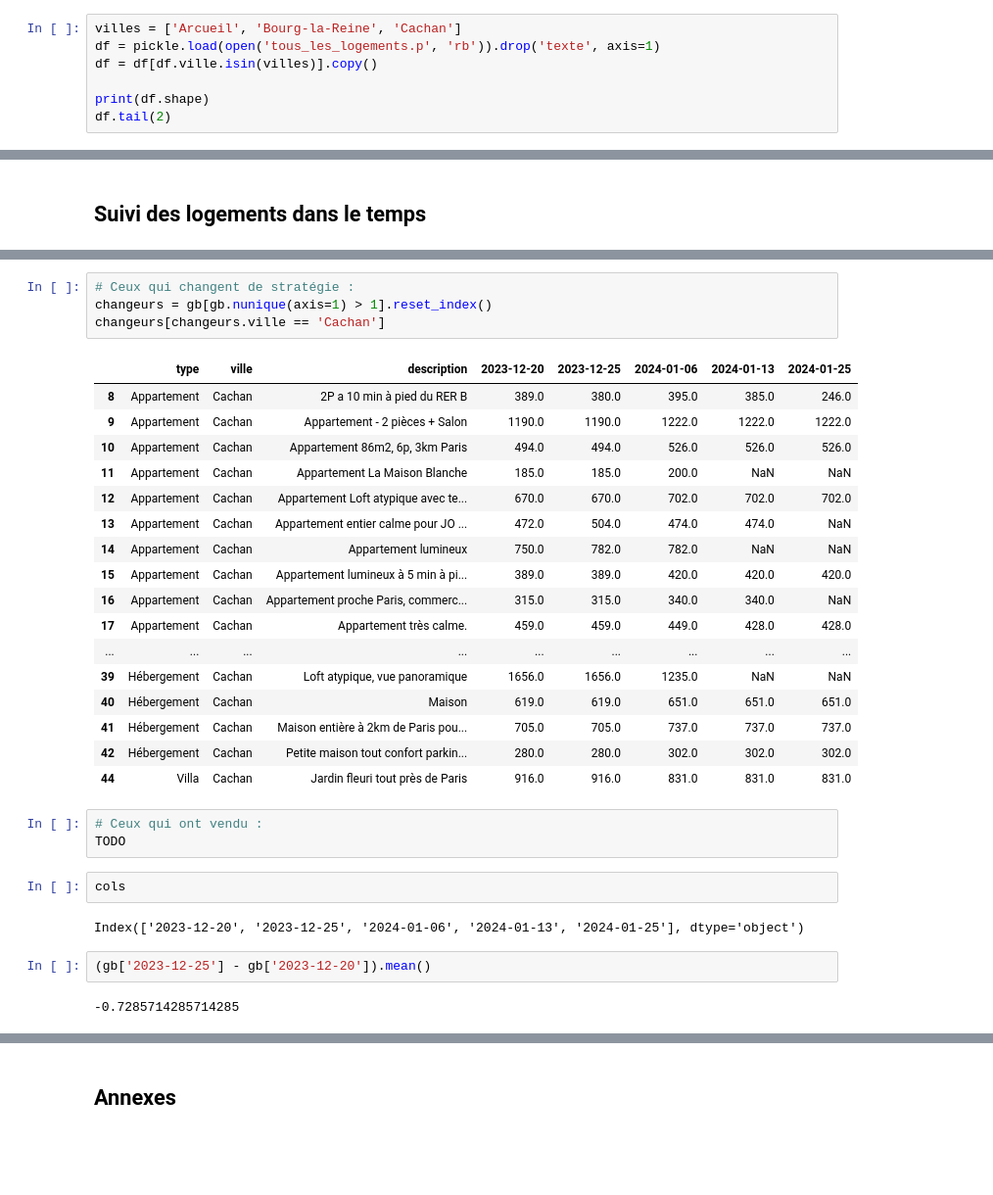
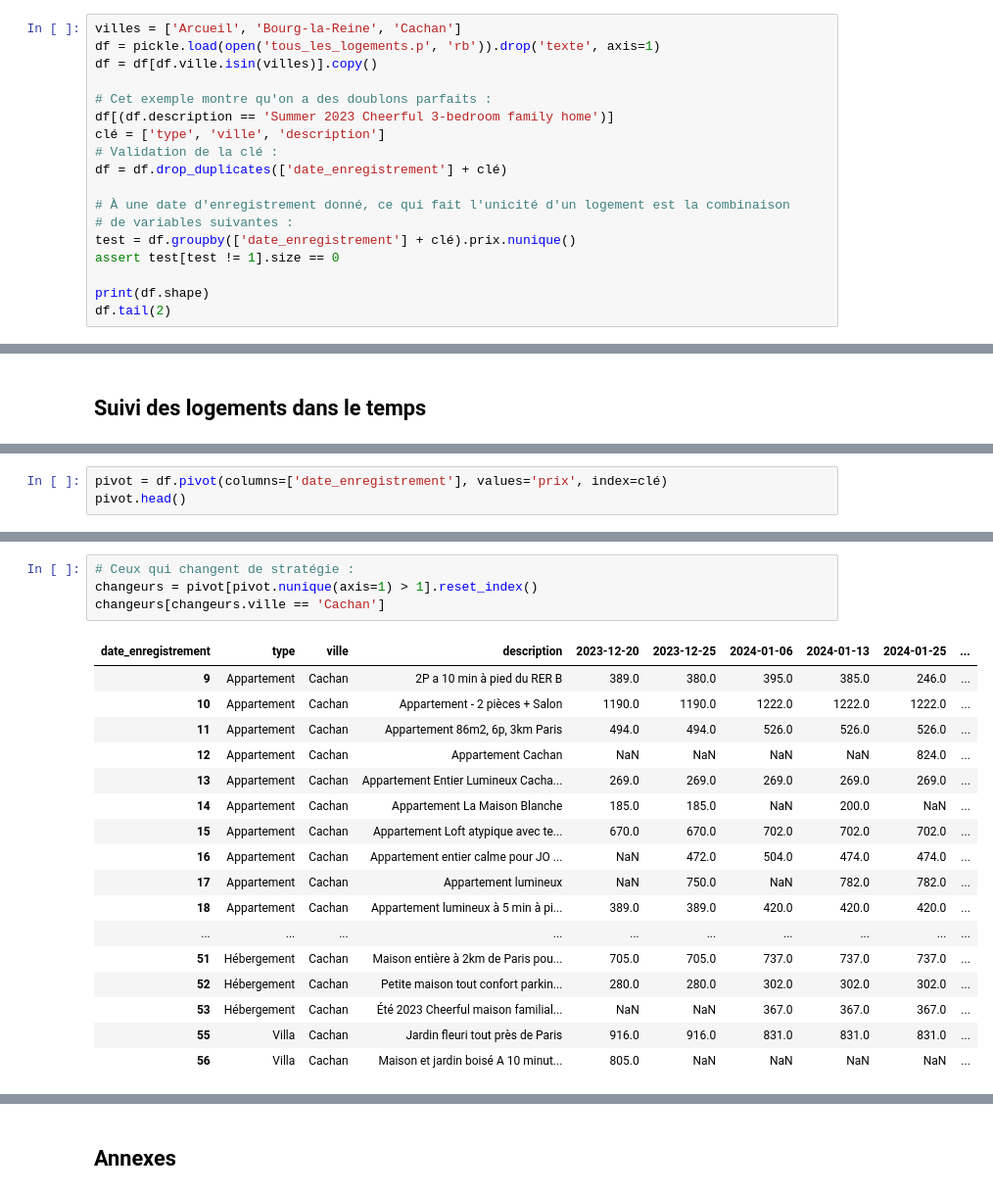
Before and after one commit to PierreDesmet/AirBNB_JO_2024, a Jupyter notebook: Analyses.ipynb, the cells around one changed output, grey strips where cells are left out. Shown at 98% size. Drawn from its saved outputs; the diff is of its cells as text; blank space fills up the shorter version.

```diff
--- a/Analyses.ipynb
+++ b/Analyses.ipynb
@@ -15,6 +15,17 @@ villes = ['Arcueil', 'Bourg-la-Reine', 'Cachan']
 df = pickle.load(open('tous_les_logements.p', 'rb')).drop('texte', axis=1)
 df = df[df.ville.isin(villes)].copy()
 
+# Cet exemple montre qu'on a des doublons parfaits :
+df[(df.description == 'Summer 2023 Cheerful 3-bedroom family home')]
+clé = ['type', 'ville', 'description']
+# Validation de la clé :
+df = df.drop_duplicates(['date_enregistrement'] + clé)
+
+# À une date d'enregistrement donné, ce qui fait l'unicité d'un logement est la combinaison
+# de variables suivantes :
+test = df.groupby(['date_enregistrement'] + clé).prix.nunique()
+assert test[test != 1].size == 0
+
 print(df.shape)
 df.tail(2)
 # %% [output]
@@ -107,0 +97,3 @@ gb
+# %%
+pivot = df.pivot(columns=['date_enregistrement'], values='prix', index=clé)
+pivot.head()
@@ -139,33 +139,22 @@ pd.merge(
 # %%
 # Ceux qui changent de stratégie :
-changeurs = gb[gb.nunique(axis=1) > 1].reset_index()
+changeurs = pivot[pivot.nunique(axis=1) > 1].reset_index()
 changeurs[changeurs.ville == 'Cachan']
 # %% [output]
-|  | type | ville | description | 2023-12-20 | 2023-12-25 | 2024-01-06 | 2024-01-13 | 2024-01-25 |
-| 8 | Appartement | Cachan | 2P a 10 min à pied du RER B | 389.0 | 380.0 | 395.0 | 385.0 | 246.0 |
-| 9 | Appartement | Cachan | Appartement - 2 pièces + Salon | 1190.0 | 1190.0 | 1222.0 | 1222.0 | 1222.0 |
-| 10 | Appartement | Cachan | Appartement 86m2, 6p, 3km Paris | 494.0 | 494.0 | 526.0 | 526.0 | 526.0 |
-| 11 | Appartement | Cachan | Appartement La Maison Blanche | 185.0 | 185.0 | 200.0 | NaN | NaN |
-| 12 | Appartement | Cachan | Appartement Loft atypique avec te... | 670.0 | 670.0 | 702.0 | 702.0 | 702.0 |
-| 13 | Appartement | Cachan | Appartement entier calme pour JO ... | 472.0 | 504.0 | 474.0 | 474.0 | NaN |
-| 14 | Appartement | Cachan | Appartement lumineux | 750.0 | 782.0 | 782.0 | NaN | NaN |
-| 15 | Appartement | Cachan | Appartement lumineux à 5 min à pi... | 389.0 | 389.0 | 420.0 | 420.0 | 420.0 |
-| 16 | Appartement | Cachan | Appartement proche Paris, commerc... | 315.0 | 315.0 | 340.0 | 340.0 | NaN |
-| 17 | Appartement | Cachan | Appartement très calme. | 459.0 | 459.0 | 449.0 | 428.0 | 428.0 |
-| ... | ... | ... | ... | ... | ... | ... | ... | ... |
-| 39 | Hébergement | Cachan | Loft atypique, vue panoramique | 1656.0 | 1656.0 | 1235.0 | NaN | NaN |
-| 40 | Hébergement | Cachan | Maison | 619.0 | 619.0 | 651.0 | 651.0 | 651.0 |
-| 41 | Hébergement | Cachan | Maison entière à 2km de Paris pou... | 705.0 | 705.0 | 737.0 | 737.0 | 737.0 |
-| 42 | Hébergement | Cachan | Petite maison tout confort parkin... | 280.0 | 280.0 | 302.0 | 302.0 | 302.0 |
-| 44 | Villa | Cachan | Jardin fleuri tout près de Paris | 916.0 | 916.0 | 831.0 | 831.0 | 831.0 |
+| date_enregistrement | type | ville | description | 2023-12-20 | 2023-12-25 | 2024-01-06 | 2024-01-13 | 2024-01-25 | ... |
+| 9 | Appartement | Cachan | 2P a 10 min à pied du RER B | 389.0 | 380.0 | 395.0 | 385.0 | 246.0 | ... |
+| 10 | Appartement | Cachan | Appartement - 2 pièces + Salon | 1190.0 | 1190.0 | 1222.0 | 1222.0 | 1222.0 | ... |
+| 11 | Appartement | Cachan | Appartement 86m2, 6p, 3km Paris | 494.0 | 494.0 | 526.0 | 526.0 | 526.0 | ... |
+| 12 | Appartement | Cachan | Appartement Cachan | NaN | NaN | NaN | NaN | 824.0 | ... |
+| 13 | Appartement | Cachan | Appartement Entier Lumineux Cacha... | 269.0 | 269.0 | 269.0 | 269.0 | 269.0 | ... |
+| 14 | Appartement | Cachan | Appartement La Maison Blanche | 185.0 | 185.0 | NaN | 200.0 | NaN | ... |
+| 15 | Appartement | Cachan | Appartement Loft atypique avec te... | 670.0 | 670.0 | 702.0 | 702.0 | 702.0 | ... |
+| 16 | Appartement | Cachan | Appartement entier calme pour JO ... | NaN | 472.0 | 504.0 | 474.0 | 474.0 | ... |
+| 17 | Appartement | Cachan | Appartement lumineux | NaN | 750.0 | NaN | 782.0 | 782.0 | ... |
+| 18 | Appartement | Cachan | Appartement lumineux à 5 min à pi... | 389.0 | 389.0 | 420.0 | 420.0 | 420.0 | ... |
+| ... | ... | ... | ... | ... | ... | ... | ... | ... | ... |
+| 51 | Hébergement | Cachan | Maison entière à 2km de Paris pou... | 705.0 | 705.0 | 737.0 | 737.0 | 737.0 | ... |
+| 52 | Hébergement | Cachan | Petite maison tout confort parkin... | 280.0 | 280.0 | 302.0 | 302.0 | 302.0 | ... |
+| 53 | Hébergement | Cachan | Été 2023 Cheerful maison familial... | NaN | NaN | 367.0 | 367.0 | 367.0 | ... |
+| 55 | Villa | Cachan | Jardin fleuri tout près de Paris | 916.0 | 916.0 | 831.0 | 831.0 | 831.0 | ... |
+| 56 | Villa | Cachan | Maison et jardin boisé A 10 minut... | 805.0 | NaN | NaN | NaN | NaN | ... |
-# %%
-# Ceux qui ont vendu :
-TODO
-# %%
-cols
-# %% [output]
-Index(['2023-12-20', '2023-12-25', '2024-01-06', '2024-01-13', '2024-01-25'], dtype='object')
-# %%
-(gb['2023-12-25'] - gb['2023-12-20']).mean()
-# %% [output]
--0.7285714285714285
```
Also changed, not shown: parts of 14 cells of this notebook, 2 other files.
